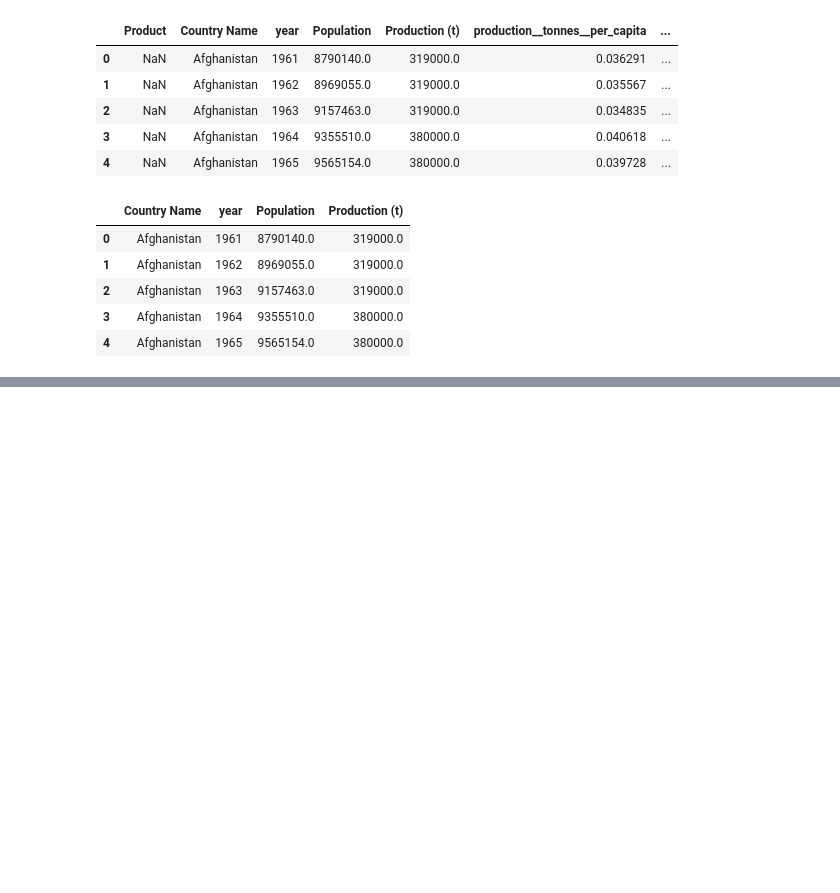
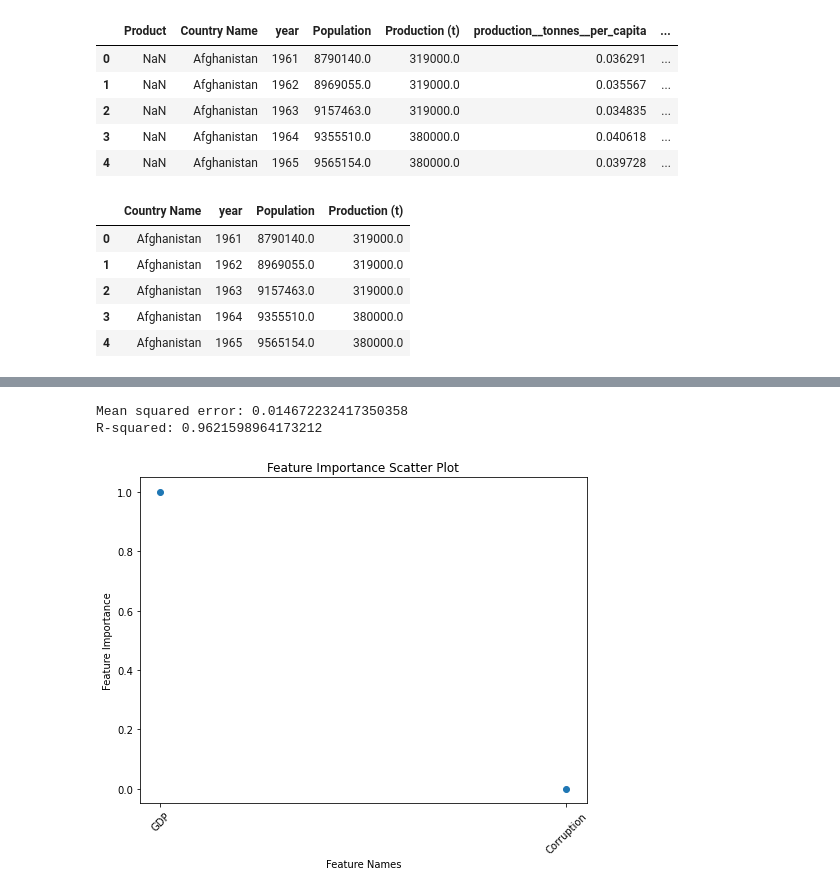
Before and after one commit to JacobNescot/DataAnalytics_Project_JacobNescot, a Jupyter notebook: DA_Project_V2.ipynb, the cells around one changed output, grey strips where cells are left out. Drawn from its saved outputs; the diff is of its cells as text; code cells hidden in the pictures; blank space fills up the shorter version.

```diff
--- a/DA_Project_V2.ipynb
+++ b/DA_Project_V2.ipynb
@@ -564,0 +568,16 @@ plt.show()
+# %%
+df2 = df2.dropna()
+# Selecting the columns to be scaled
+columns_to_scale = ['GDP','Corruption']
+
+# Creating a StandardScaler object
+scaler = StandardScaler()
+
+# Scaling the selected columns
+df2[columns_to_scale] = scaler.fit_transform(df2[columns_to_scale])
+# %%
+X = df2.drop('production', axis=1)
+y = df2['production']
+
+# Splitting the data into training and testing sets
+X_train, X_test, y_train, y_test = train_test_split(X, y, test_size=0.2, random_state=2)
@@ -564,0 +623,32 @@ plt.show()
+# %%
+rf = RandomForestRegressor(n_estimators=100, random_state=2)
+
+# Train the model on the training set
+rf.fit(X_train, y_train)
+
+# Make predictions on the test set
+y_pred = rf.predict(X_test)
+
+# Calculate the mean squared error of the predictions
+mse = mean_squared_error(y_test, y_pred)
+r2 = r2_score(y_test, y_pred)
+print("Mean squared error:", mse)
+print("R-squared:", r_squared)
+# %% [output]
+Mean squared error: 0.014672232417350358
+R-squared: 0.9621598964173212
+# %%
+# Get feature importances
+importances = rf.feature_importances_
+
+# Create scatter plot
+fig, ax = plt.subplots(figsize=(8, 6))
+ax.scatter(range(len(importances)), importances)
+ax.set_xticks(range(len(importances)))
+ax.set_xticklabels(['GDP','Corruption'], rotation=45)
+ax.set_ylabel('Feature Importance')
+ax.set_xlabel('Feature Names')
+plt.title('Feature Importance Scatter Plot')
+plt.show()
+# %% [output]
+[figure, added]
```
Also changed, not shown: parts of 46 cells of this notebook.
